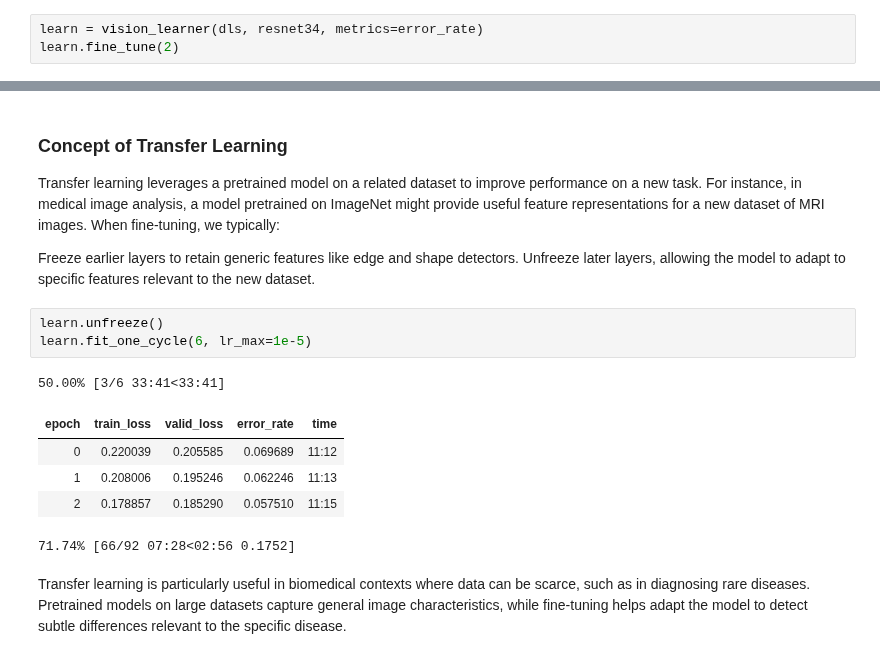
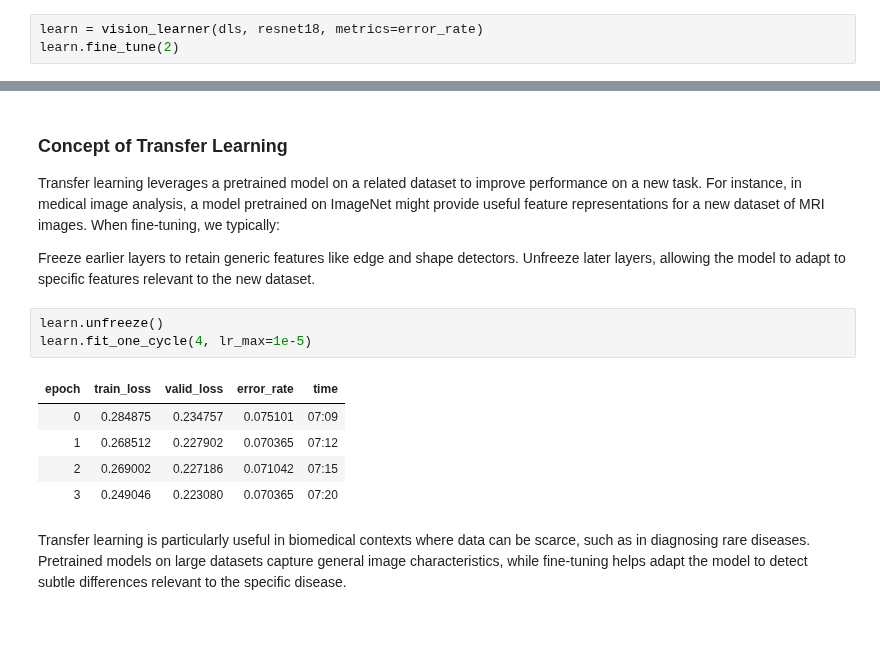
Before and after one commit to bmandracchia/ML4BD, a Jupyter notebook: chapters/25_Image_Classification.ipynb, the cells around one changed output, grey strips where cells are left out. Saved outputs shown, nothing was run; the diff lists cells and outputs as text; blank space fills up the shorter version.

```diff
--- a/chapters/25_Image_Classification.ipynb
+++ b/chapters/25_Image_Classification.ipynb
@@ -133,6 +133,6 @@ Building one sample
 
 Now that our data is ready, we can proceed to training. We’ll use a pretrained ResNet34 model from fastai’s vision library. This model will be fine-tuned for our specific task of classifying pet breeds.
 # %%
-learn = vision_learner(dls, resnet34, metrics=error_rate)
+learn = vision_learner(dls, resnet18, metrics=error_rate)
 learn.fine_tune(2)
 # %% [output]
@@ -216,14 +215,13 @@ Transfer learning leverages a pretrained model on a related dataset to improve p
  Unfreeze later layers, allowing the model to adapt to specific features relevant to the new dataset.
 # %%
 learn.unfreeze()
-learn.fit_one_cycle(6, lr_max=1e-5)
+learn.fit_one_cycle(4, lr_max=1e-5)
 # %% [output]
-50.00% [3/6 33:41<33:41]
 | epoch | train_loss | valid_loss | error_rate | time |
-| 0 | 0.220039 | 0.205585 | 0.069689 | 11:12 |
-| 1 | 0.208006 | 0.195246 | 0.062246 | 11:13 |
-| 2 | 0.178857 | 0.185290 | 0.057510 | 11:15 |
+| 0 | 0.284875 | 0.234757 | 0.075101 | 07:09 |
+| 1 | 0.268512 | 0.227902 | 0.070365 | 07:12 |
+| 2 | 0.269002 | 0.227186 | 0.071042 | 07:15 |
+| 3 | 0.249046 | 0.223080 | 0.070365 | 07:20 |
-71.74% [66/92 07:28<02:56 0.1752]
 # %% [markdown]
 Transfer learning is particularly useful in biomedical contexts where data can be scarce, such as in diagnosing rare diseases. Pretrained models on large datasets capture general image characteristics, while fine-tuning helps adapt the model to detect subtle differences relevant to the specific disease.
 # %% [markdown]
```
Also changed, not shown: parts of 6 cells of this notebook.
